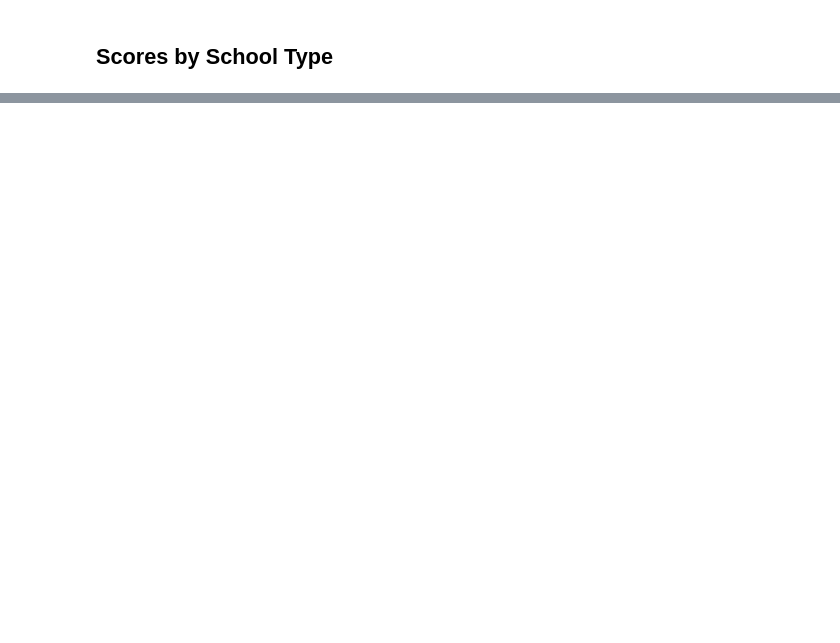
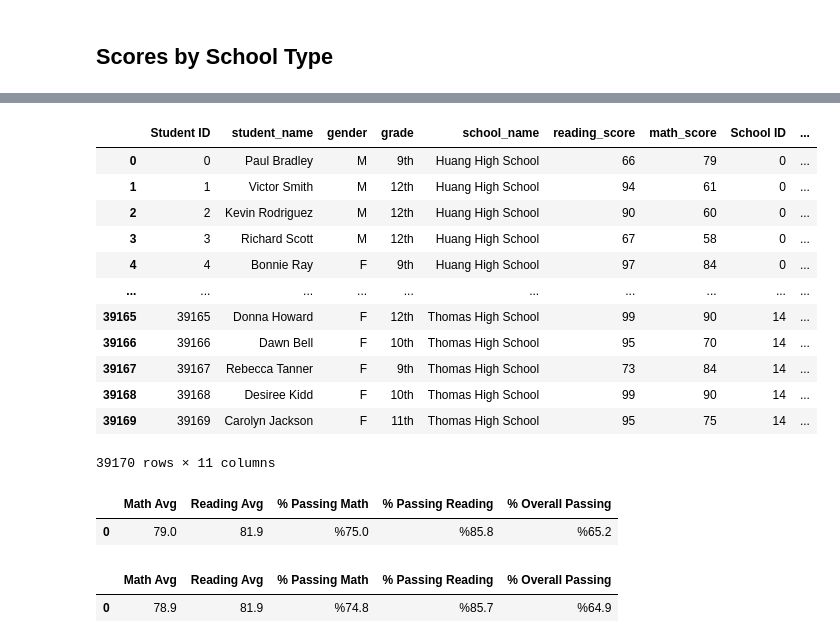
Before and after one commit to chrisagarcia/School-District-Analysis, a Jupyter notebook: PyCitySchools_Challenge.ipynb, the cells around one changed output, grey strips where cells are left out. Saved outputs shown, nothing was run; the diff lists cells and outputs as text; code cells hidden in the pictures; blank space fills up the shorter version.

```diff
--- a/PyCitySchools_Challenge.ipynb
+++ b/PyCitySchools_Challenge.ipynb
@@ -698,0 +725,29 @@ scores_by_type
+# %%
+math_pass = school_data_complete_df['math_score'] >= 70
+reading_pass = school_data_complete_df['reading_score'] >= 70
+# %% [output]
+|  | Student ID | student_name | gender | grade | school_name | reading_score | math_score | School ID | ... |
+| 0 | 0 | Paul Bradley | M | 9th | Huang High School | 66 | 79 | 0 | ... |
+| 1 | 1 | Victor Smith | M | 12th | Huang High School | 94 | 61 | 0 | ... |
+| 2 | 2 | Kevin Rodriguez | M | 12th | Huang High School | 90 | 60 | 0 | ... |
+| 3 | 3 | Richard Scott | M | 12th | Huang High School | 67 | 58 | 0 | ... |
+| 4 | 4 | Bonnie Ray | F | 9th | Huang High School | 97 | 84 | 0 | ... |
+| ... | ... | ... | ... | ... | ... | ... | ... | ... | ... |
+| 39165 | 39165 | Donna Howard | F | 12th | Thomas High School | 99 | 90 | 14 | ... |
+| 39166 | 39166 | Dawn Bell | F | 10th | Thomas High School | 95 | 70 | 14 | ... |
+| 39167 | 39167 | Rebecca Tanner | F | 9th | Thomas High School | 73 | 84 | 14 | ... |
+| 39168 | 39168 | Desiree Kidd | F | 10th | Thomas High School | 99 | 90 | 14 | ... |
+| 39169 | 39169 | Carolyn Jackson | F | 11th | Thomas High School | 95 | 75 | 14 | ... |
+39170 rows × 11 columns
+# %%
+unchanged_summary = pd.DataFrame({
+    'Math Avg': school_data_complete_df['math_score'].mean(),
+    'Reading Avg': school_data_complete_df['reading_score'].mean(),
+    '% Passing Math': school_data_complete_df[math_pass].count()['Student ID'] * 100 / school_data_complete_df.count()['Student ID'],
+    '% Passing Reading': school_data_complete_df[reading_pass].count().grade * 100 / school_data_complete_df.count().grade,
+    '% Overall Passing': school_data_complete_df[reading_pass & math_pass].grade.count() * 100 / school_data_complete_df.grade.count()
+}, index=[0])
+gen_formatter(unchanged_summary, summary_mode=True)
+# %% [output]
+|  | Math Avg | Reading Avg | % Passing Math | % Passing Reading | % Overall Passing |
+| 0 | 79.0 | 81.9 | %75.0 | %85.8 | %65.2 |
@@ -698,0 +757,12 @@ scores_by_type
+# %%
+dropped_summary = pd.DataFrame({
+    'Math Avg': complete_dropped_df['math_score'].mean(),
+    'Reading Avg': complete_dropped_df['reading_score'].mean(),
+    '% Passing Math': complete_dropped_df[d_math_pass].count()['Student ID'] * 100 / complete_dropped_df.count()['Student ID'],
+    '% Passing Reading': complete_dropped_df[d_reading_pass].count().grade * 100 / complete_dropped_df.count().grade,
+    '% Overall Passing': complete_dropped_df[d_reading_pass & d_math_pass].grade.count() * 100 / complete_dropped_df.grade.count()
+}, index=[0])
+gen_formatter(dropped_summary, summary_mode=True)
+# %% [output]
+|  | Math Avg | Reading Avg | % Passing Math | % Passing Reading | % Overall Passing |
+| 0 | 78.9 | 81.9 | %74.8 | %85.7 | %64.9 |
```
Also changed, not shown: parts of 14 cells of this notebook.
